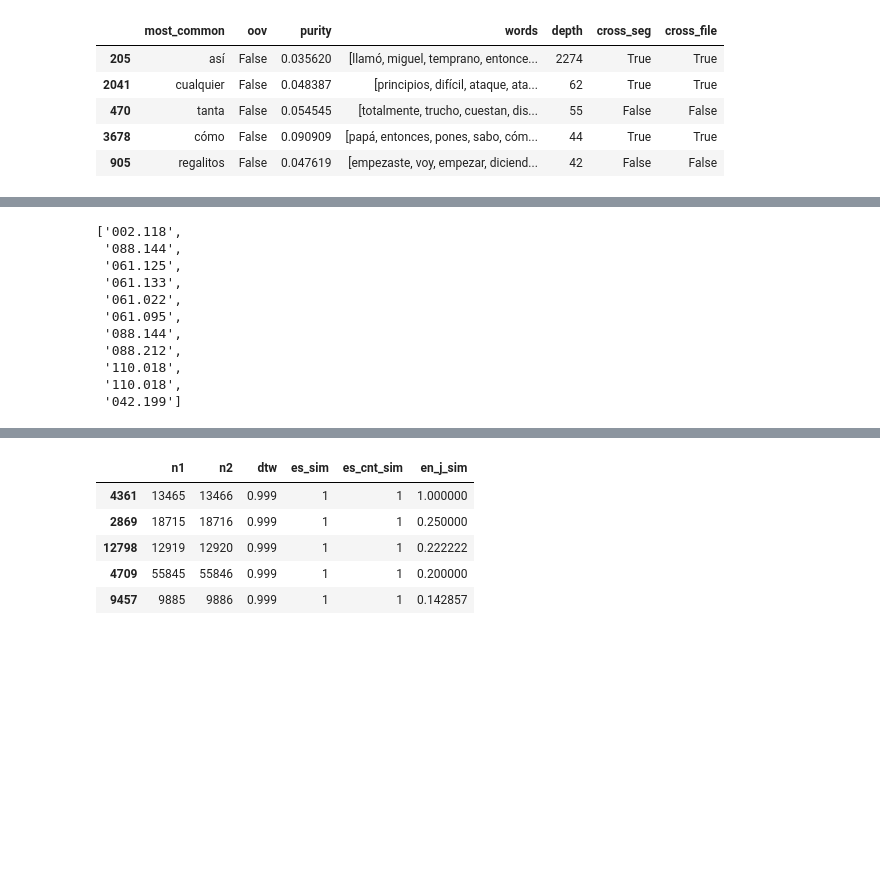
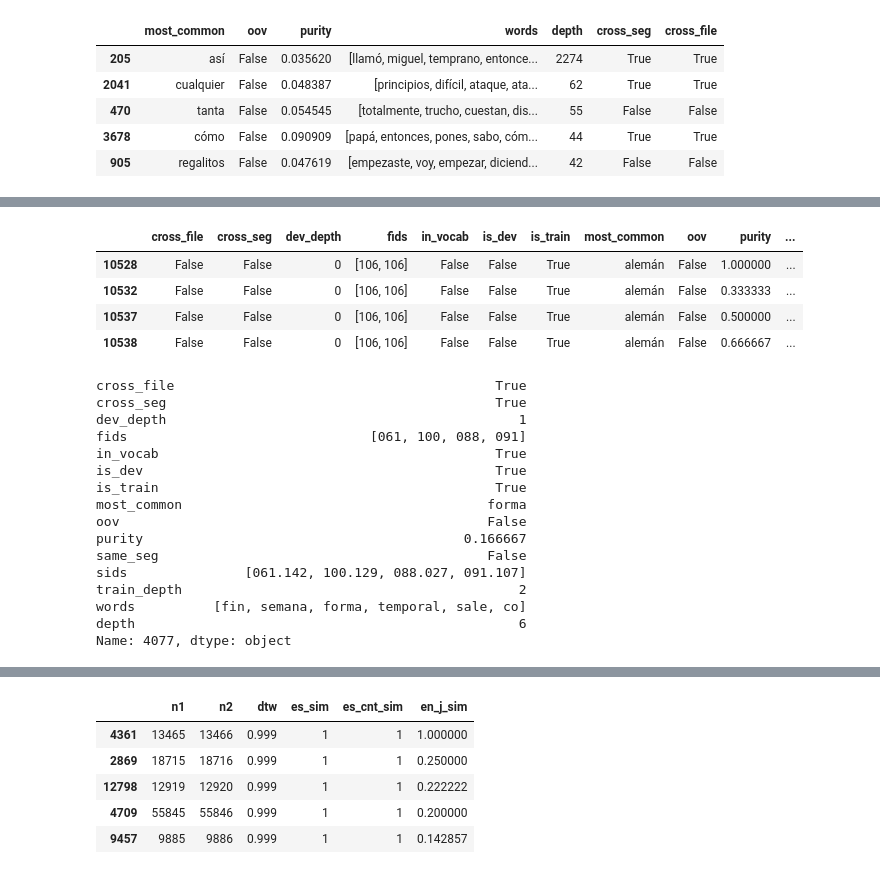
Before and after one commit to 0xSameer/speech_patterns, a Jupyter notebook: visualize_utd.ipynb, the cells around one changed output, grey strips where cells are left out. Cells and saved outputs as stored; diff of their text form; code cells hidden in the pictures; blank space fills up the shorter version.

```diff
--- a/visualize_utd.ipynb
+++ b/visualize_utd.ipynb
@@ -545,14 +689,27 @@ play_cluster(4167)
+# %%
+clusters_df.ix[[10528, 10532, 10537, 10538]]
+# %% [output]
+|  | cross_file | cross_seg | dev_depth | fids | in_vocab | is_dev | is_train | most_common | oov | purity | ... |
+| 10528 | False | False | 0 | [106, 106] | False | False | True | alemán | False | 1.000000 | ... |
+| 10532 | False | False | 0 | [106, 106] | False | False | True | alemán | False | 0.333333 | ... |
+| 10537 | False | False | 0 | [106, 106] | False | False | True | alemán | False | 0.500000 | ... |
+| 10538 | False | False | 0 | [106, 106] | False | False | True | alemán | False | 0.666667 | ... |
 # %%
-clusters_df.ix[342].sids
+clusters_df.ix[4077]
 # %% [output]
-['002.118',
- '088.144',
- '061.125',
- '061.133',
- '061.022',
- '061.095',
- '088.144',
- '088.212',
- '110.018',
- '110.018',
- '042.199']
+cross_file                                         True
+cross_seg                                          True
+dev_depth                                             1
+fids                               [061, 100, 088, 091]
+in_vocab                                           True
+is_dev                                             True
+is_train                                           True
+most_common                                       forma
+oov                                               False
+purity                                         0.166667
+same_seg                                          False
+sids               [061.142, 100.129, 088.027, 091.107]
+train_depth                                           2
+words          [fin, semana, forma, temporal, sale, co]
+depth                                                 6
+Name: 4077, dtype: object
```
Also changed, not shown: parts of 45 cells of this notebook, 4 other files.
